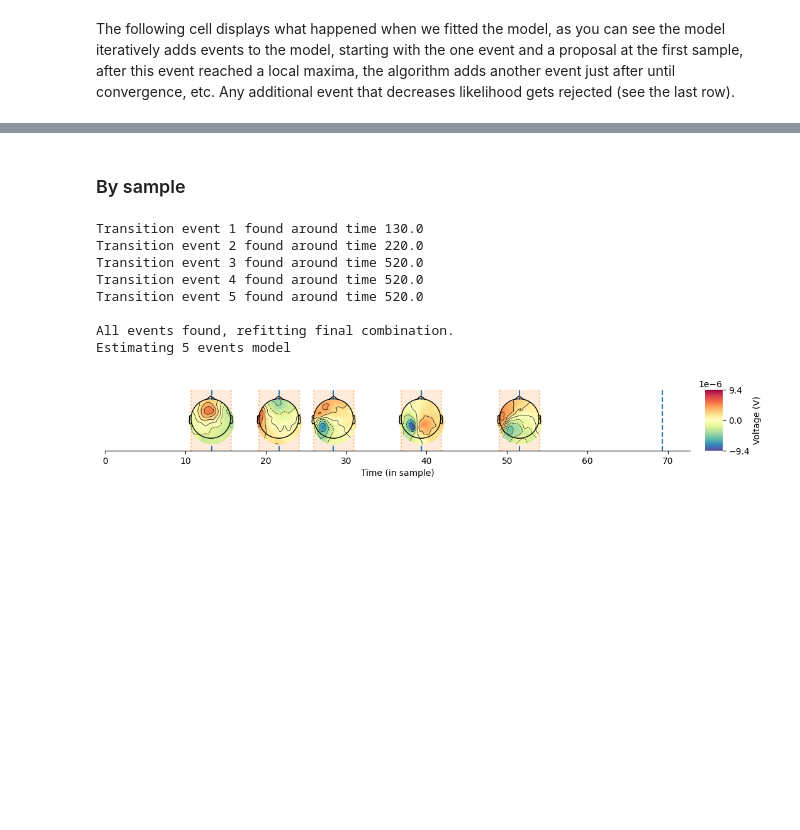
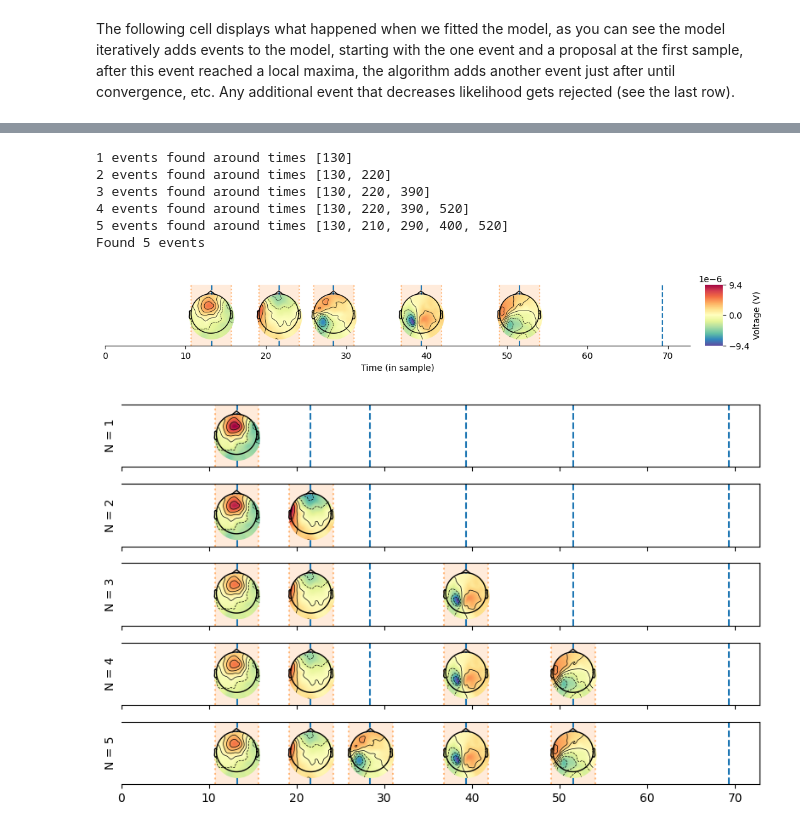
Before and after one commit to JoKra1/hsmm_mvpy, a Jupyter notebook: docs/source/notebooks/2-The_different_model_classes.ipynb, the cells around one changed output, grey strips where cells are left out. Drawn from its saved outputs; the diff is of its cells as text; code cells hidden in the pictures; blank space fills up the shorter version.

```diff
--- a/docs/source/notebooks/2-The_different_model_classes.ipynb
+++ b/docs/source/notebooks/2-The_different_model_classes.ipynb
@@ -331,18 +306,26 @@ As you can see the cumulative estimation missed the third event. This is likely
-# %% [markdown]
-### By sample
 # %%
-model_cumulative = CumulativeMethod(event_properties, by_sample=True)
-model_cumulative.fit(trial_data )
-ll_cumulative, estimates_cumulative = model_cumulative.final_model.transform(trial_data)
+model_cumulative = CumulativeMethod(event_properties, fastforward=False)
+model_cumulative.fit(trial_data)
+ll_cumulative, estimates_cumulative = model_cumulative.transform(trial_data)
 plot_topo_timecourse(epoch_data, estimates_cumulative, info,
                                 times_to_display = np.mean(np.cumsum(sim_source_times,axis=1),axis=0), magnify=1)
 # %% [output]
-Transition event 1 found around time 130.0
-Transition event 2 found around time 220.0
-Transition event 3 found around time 520.0
-Transition event 4 found around time 520.0
-Transition event 5 found around time 520.0
-
-All events found, refitting final combination.
-Estimating 5 events model
+1 events found around times [130]
+2 events found around times [130, 220]
+3 events found around times [130, 220, 390]
+4 events found around times [130, 220, 390, 520]
+5 events found around times [130, 210, 290, 400, 520]
+Found 5 events
 [figure]
+# %%
+fig, axes = plt.subplots(len(model_cumulative.submodels), 1, figsize=(8, len(model_cumulative.submodels)), sharex=True)
+
+for ax, model_i in zip(axes, model_cumulative.submodels):
+    lkh_i, estimates_i = model_i.transform(trial_data)
+    plot_topo_timecourse(epoch_data, estimates_i, info,
+                        times_to_display=np.mean(np.cumsum(sim_source_times, axis=1), axis=0),
+                        magnify=1, ax=ax, colorbar=False)
+    ax.set_ylabel(f"N = {model_i.n_events}")
+plt.tight_layout()
+# %% [output]
+[figure, added]
```
Also changed, not shown: parts of 13 cells of this notebook, 3 other files.
